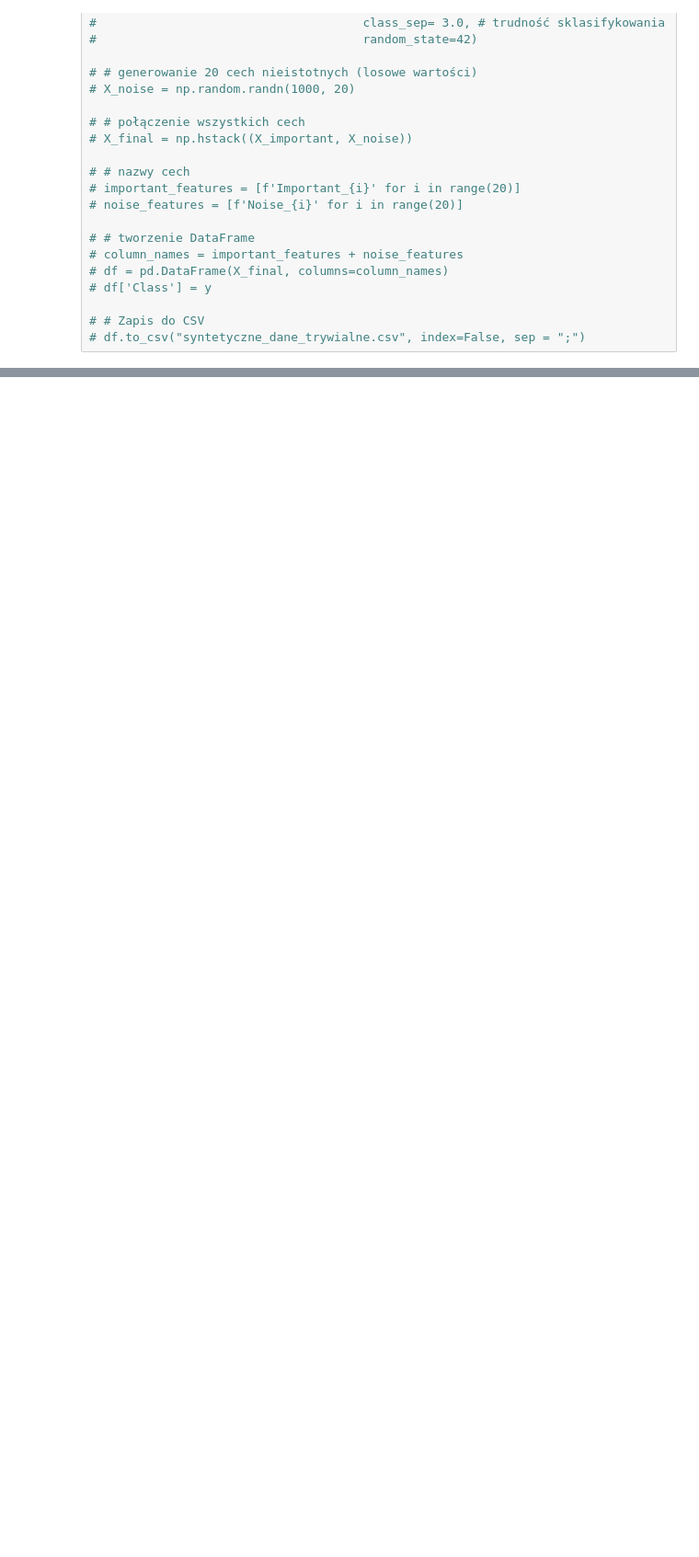
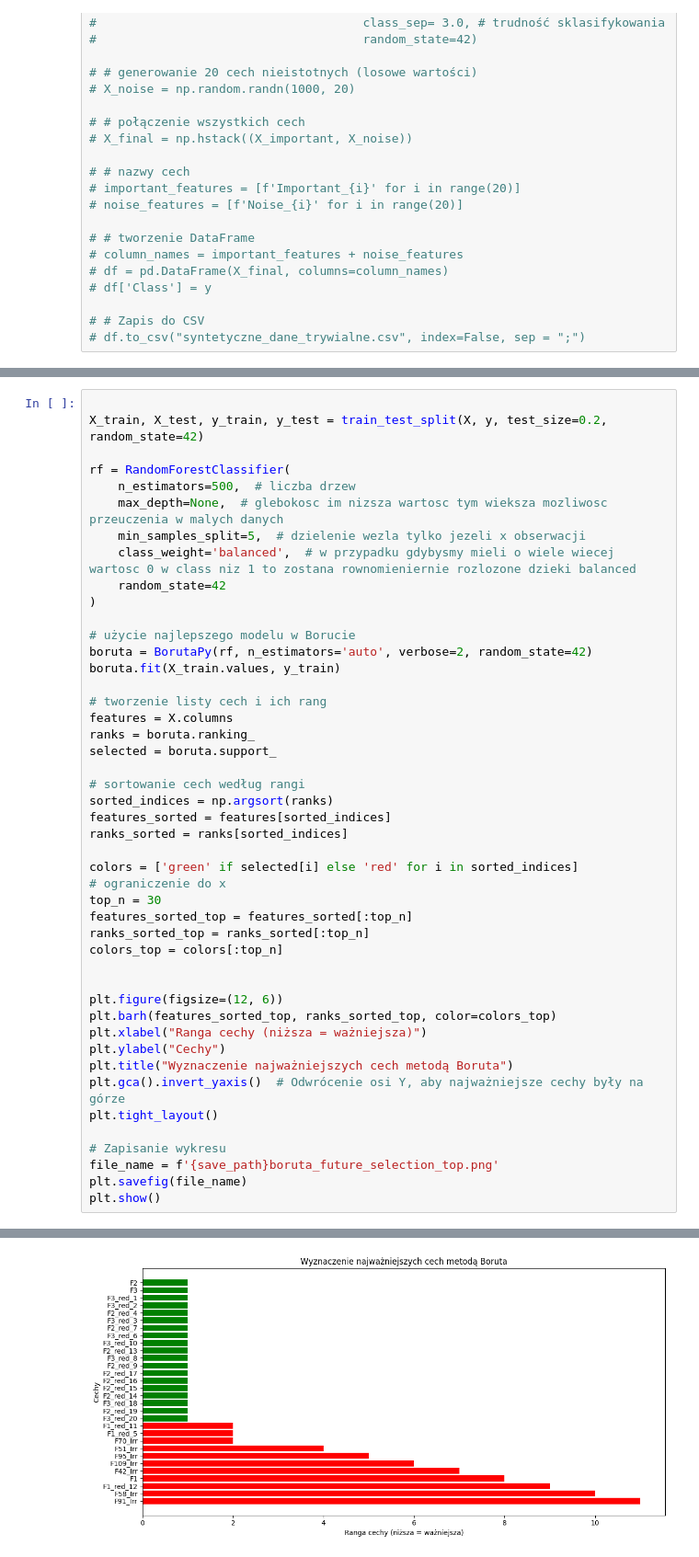
Before and after one commit to kp117909/mgst_xgboost, a Jupyter notebook: mgstr.ipynb, the cells around one changed output, grey strips where cells are left out. Shown: that part at 92% size. Cells and saved outputs as stored; diff of their text form; blank space fills up the shorter version.

```diff
--- a/mgstr.ipynb
+++ b/mgstr.ipynb
@@ -354,0 +400,47 @@ plt.show()
+# %%
+
+X_train, X_test, y_train, y_test = train_test_split(X, y, test_size=0.2, random_state=42)
+
+rf = RandomForestClassifier(
+    n_estimators=500,  # liczba drzew
+    max_depth=None,  # glebokosc im nizsza wartosc tym wieksza mozliwosc przeuczenia w malych danych
+    min_samples_split=5,  # dzielenie wezla tylko jezeli x obserwacji
+    class_weight='balanced',  # w przypadku gdybysmy mieli o wiele wiecej wartosc 0 w class niz 1 to zostana rownomieniernie rozlozone dzieki balanced
+    random_state=42
+)
+
+# użycie najlepszego modelu w Borucie
+boruta = BorutaPy(rf, n_estimators='auto', verbose=2, random_state=42)
+boruta.fit(X_train.values, y_train)
+
+# tworzenie listy cech i ich rang
+features = X.columns
+ranks = boruta.ranking_
+selected = boruta.support_
+
+# sortowanie cech według rangi
+sorted_indices = np.argsort(ranks)
+features_sorted = features[sorted_indices]
+ranks_sorted = ranks[sorted_indices]
+
+colors = ['green' if selected[i] else 'red' for i in sorted_indices]
+# ograniczenie do x
+top_n = 30
+features_sorted_top = features_sorted[:top_n]
+ranks_sorted_top = ranks_sorted[:top_n]
+colors_top = colors[:top_n]
+
+
+plt.figure(figsize=(12, 6))
+plt.barh(features_sorted_top, ranks_sorted_top, color=colors_top)
+plt.xlabel("Ranga cechy (niższa = ważniejsza)")
+plt.ylabel("Cechy")
+plt.title("Wyznaczenie najważniejszych cech metodą Boruta")
+plt.gca().invert_yaxis()  # Odwrócenie osi Y, aby najważniejsze cechy były na górze
+plt.tight_layout()
+
+# Zapisanie wykresu
+file_name = f'{save_path}boruta_future_selection_top.png'
+plt.savefig(file_name)
+plt.show()
+# %% [output]
@@ -354,0 +464 @@ plt.show()
+[figure, added]
```
Also changed, not shown: parts of 14 cells of this notebook, 56 other files.
